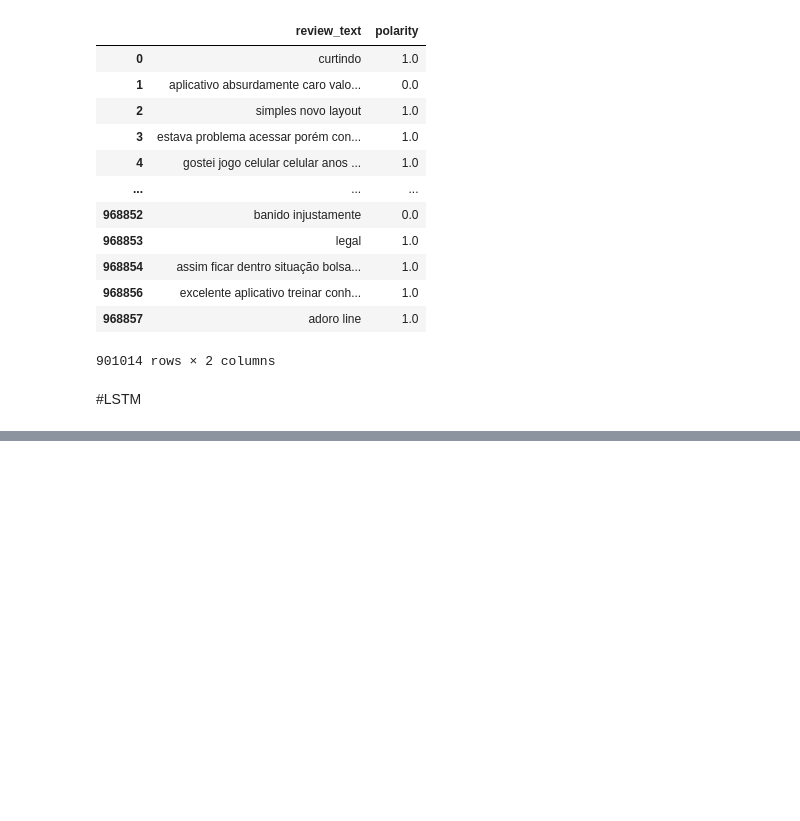
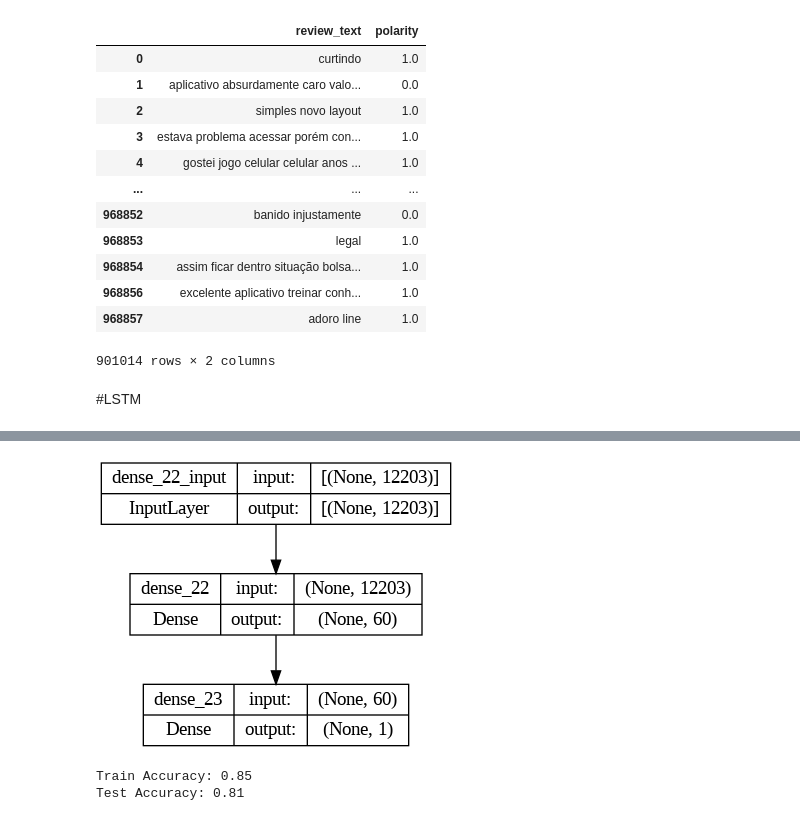
Before and after one commit to Tong00020/NLP---2024, a Jupyter notebook: Train.ipynb, the cells around one changed output, grey strips where cells are left out. Saved outputs shown, nothing was run; the diff lists cells and outputs as text; code cells hidden in the pictures; blank space fills up the shorter version.

```diff
--- a/Train.ipynb
+++ b/Train.ipynb
@@ -338,0 +341,7 @@ array([[0.3714918]], dtype=float32)
+# %%
+model = Sequential()
+model.add(layers.Dense(60, input_dim=X_train.shape[1], activation='tanh', use_bias = True, bias_initializer='ones'))
+model.add(layers.Dense(1, activation='sigmoid'))
+
+model.compile(loss='binary_crossentropy',optimizer='adam', metrics=['accuracy'])
+model.summary()
@@ -338,0 +362,5 @@ array([[0.3714918]], dtype=float32)
+# %%
+dot_img_file = '/tmp/model_1.png'
+tf.keras.utils.plot_model(model, to_file=dot_img_file, show_shapes=True)
+# %% [output]
+[figure, added]
@@ -338,0 +369,8 @@ array([[0.3714918]], dtype=float32)
+# %%
+loss, accuracy = model.evaluate(X_train, y_train, verbose=False)
+print('Train Accuracy: %0.2f' % (accuracy))
+loss, accuracy = model.evaluate(X_test, y_test, verbose=False)
+print('Test Accuracy: %0.2f' % (accuracy))
+# %% [output]
+Train Accuracy: 0.85
+Test Accuracy: 0.81
```
Also changed, not shown: parts of 24 cells of this notebook.
